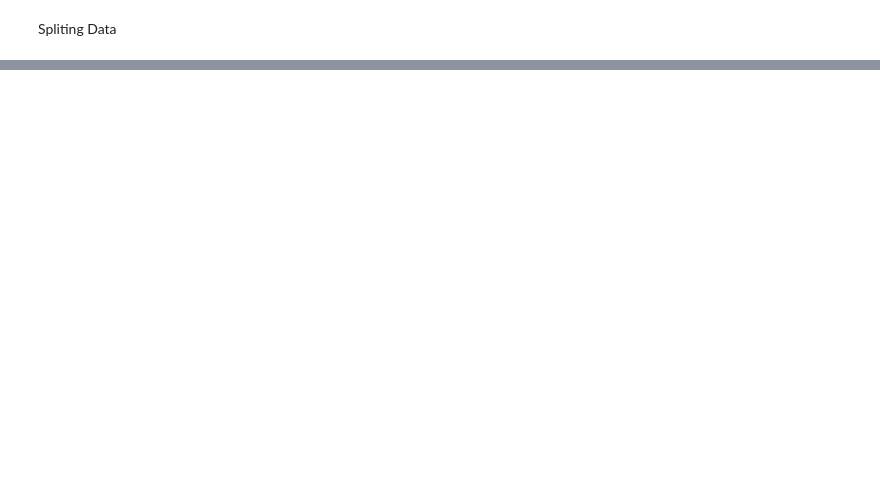
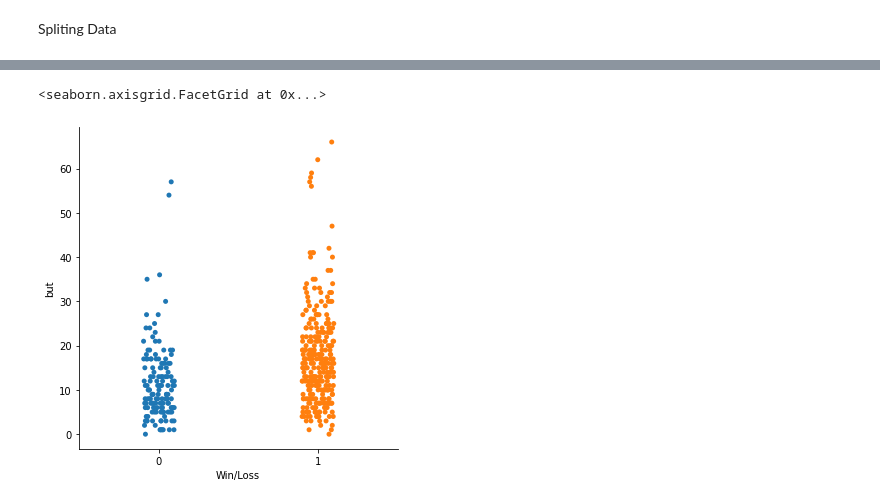
Before and after one commit to luismangubat/Presidential-Election-Predictor, a Jupyter notebook: CISC_251_Project.ipynb, the cells around one changed output, grey strips where cells are left out. Drawn from its saved outputs; the diff is of its cells as text; code cells hidden in the pictures; blank space fills up the shorter version.

```diff
--- a/CISC_251_Project.ipynb
+++ b/CISC_251_Project.ipynb
@@ -187,0 +255,7 @@ print(train)
+# %%
+
+# Visualizin the data on how often a president using 'but' in their speech.
+sns.catplot(x="Win/Loss", y="but", data=deceptiondocword)
+# %% [output]
+<seaborn.axisgrid.FacetGrid at 0x...>
+[figure, added]
```
Also changed, not shown: parts of 14 cells of this notebook.
